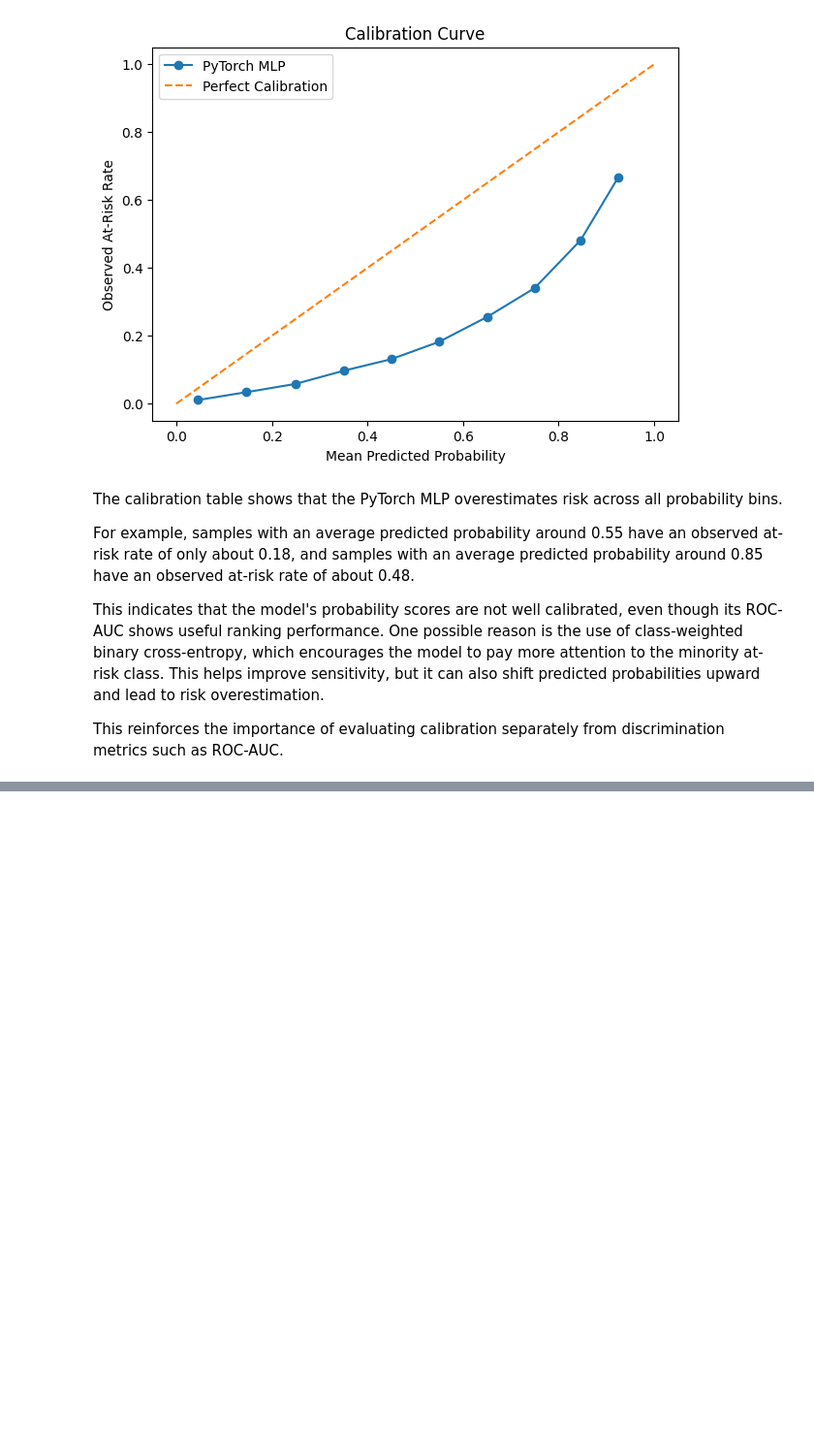
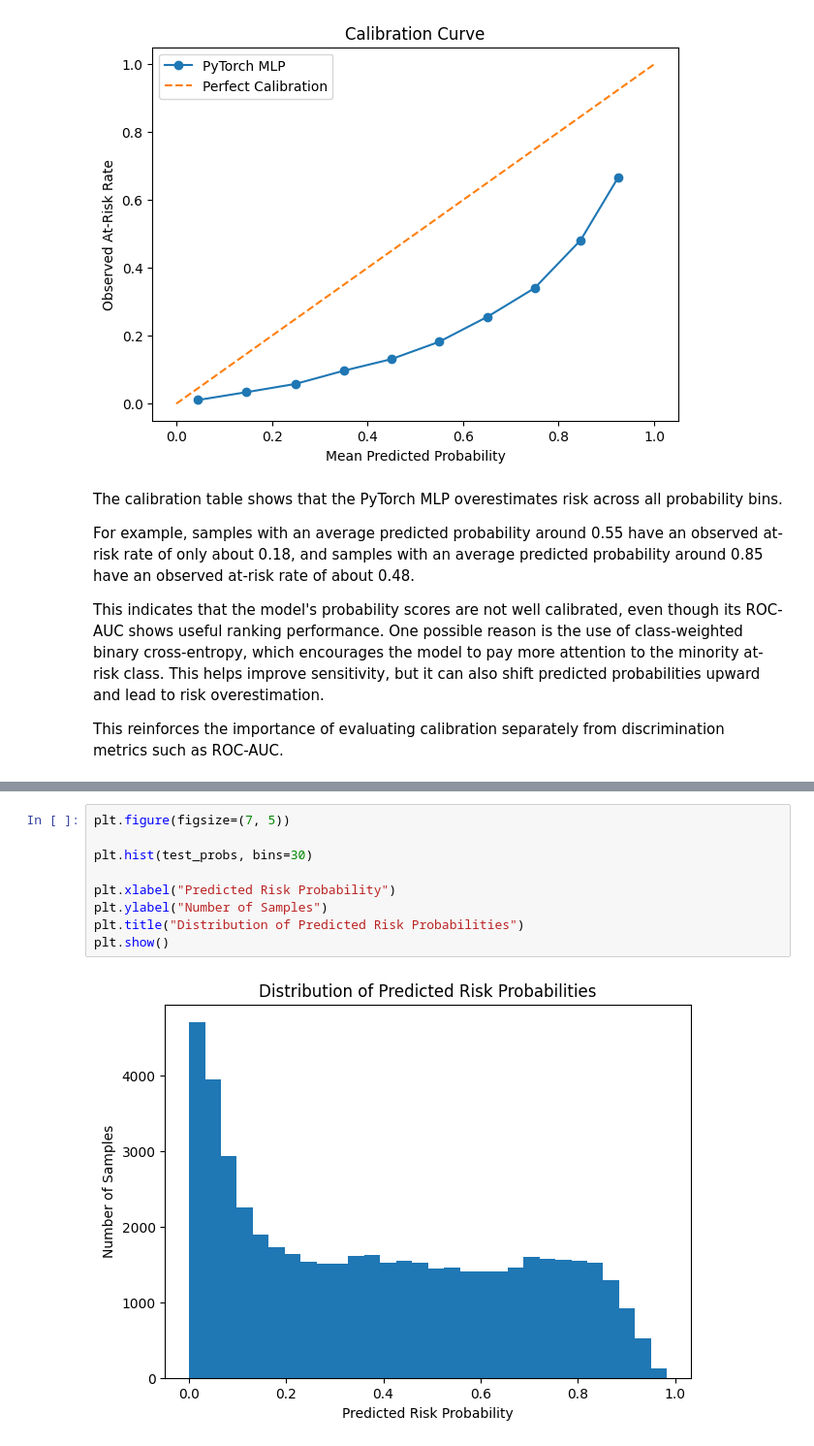
Before and after one commit to jayjay0317/diabetes-risk-reliability-pytorch, a Jupyter notebook: notebooks/04_calibration_uncertainty.ipynb, the cells around one changed output, grey strips where cells are left out. Shown at 97% size. Cells and saved outputs as stored; diff of their text form; blank space fills up the shorter version.

Commit message:
Add probability distribution analysis

```diff
--- a/notebooks/04_calibration_uncertainty.ipynb
+++ b/notebooks/04_calibration_uncertainty.ipynb
@@ -306,0 +315,11 @@ This reinforces the importance of evaluating calibration separately from discrim
+# %%
+plt.figure(figsize=(7, 5))
+
+plt.hist(test_probs, bins=30)
+
+plt.xlabel("Predicted Risk Probability")
+plt.ylabel("Number of Samples")
+plt.title("Distribution of Predicted Risk Probabilities")
+plt.show()
+# %% [output]
+[figure, added]
```
Also changed, not shown: parts of 3 cells of this notebook.
